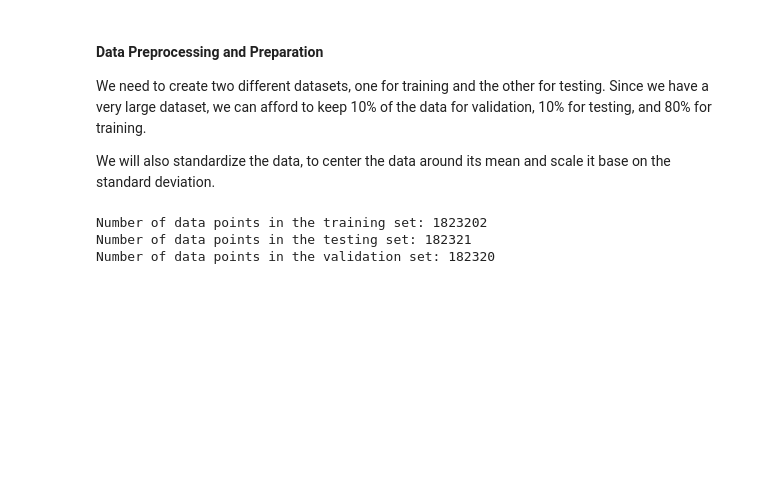
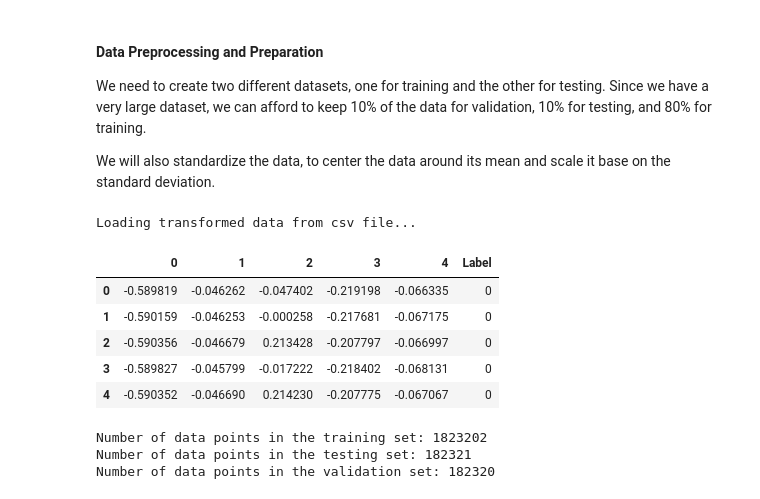
Before and after one commit to cjduhamel/final-project321, a Jupyter notebook: final.ipynb, the cells around one changed output. Saved outputs shown, nothing was run; the diff lists cells and outputs as text; code cells hidden in the pictures; blank space fills up the shorter version.

```diff
--- a/final.ipynb
+++ b/final.ipynb
@@ -260,4 +262,39 @@ By doing PCA, we have created 5 new features that are linear combinations of the
 We need to create two different datasets, one for training and the other for testing. Since we have a very large dataset, we can afford to keep 10% of the data for validation, 10% for testing, and 80% for training.
 
 We will also standardize the data, to center the data around its mean and scale it base on the standard deviation.
+# %%
+#convert output labels to numerical values
+from sklearn.preprocessing import LabelEncoder
+from sklearn.preprocessing import StandardScaler
+
+use_new_data = False
+if use_new_data or not os.path.exists("transformed_data.csv"):
+    print("Transforming data...")
+    label_encoder = LabelEncoder()
+    transformed_data['Label'] = label_encoder.fit_transform(transformed_data['Label'])
+
+    #standardize the data
+    scaler = StandardScaler()
+    transformed_data[transformed_data.columns[:-1]] = scaler.fit_transform(transformed_data[transformed_data.columns[:-1]])
+
+    #save the transformed data to a csv file
+    output_file = "transformed_data.csv"
+    if os.path.exists(output_file):
+        os.remove(output_file)
+    transformed_data.to_csv(output_file, index=False)
+else:
+    #load the transformed data from a csv file
+    print("Loading transformed data from csv file...")
+    transformed_data = pd.read_csv("transformed_data.csv")
+
+
+transformed_data.head()
+# %% [output]
+Loading transformed data from csv file...
+|  | 0 | 1 | 2 | 3 | 4 | Label |
+| 0 | -0.589819 | -0.046262 | -0.047402 | -0.219198 | -0.066335 | 0 |
+| 1 | -0.590159 | -0.046253 | -0.000258 | -0.217681 | -0.067175 | 0 |
+| 2 | -0.590356 | -0.046679 | 0.213428 | -0.207797 | -0.066997 | 0 |
+| 3 | -0.589827 | -0.045799 | -0.017222 | -0.218402 | -0.068131 | 0 |
+| 4 | -0.590352 | -0.046690 | 0.214230 | -0.207775 | -0.067067 | 0 |
 # %%
```
Also changed, not shown: parts of 15 cells of this notebook, 2 other files.
